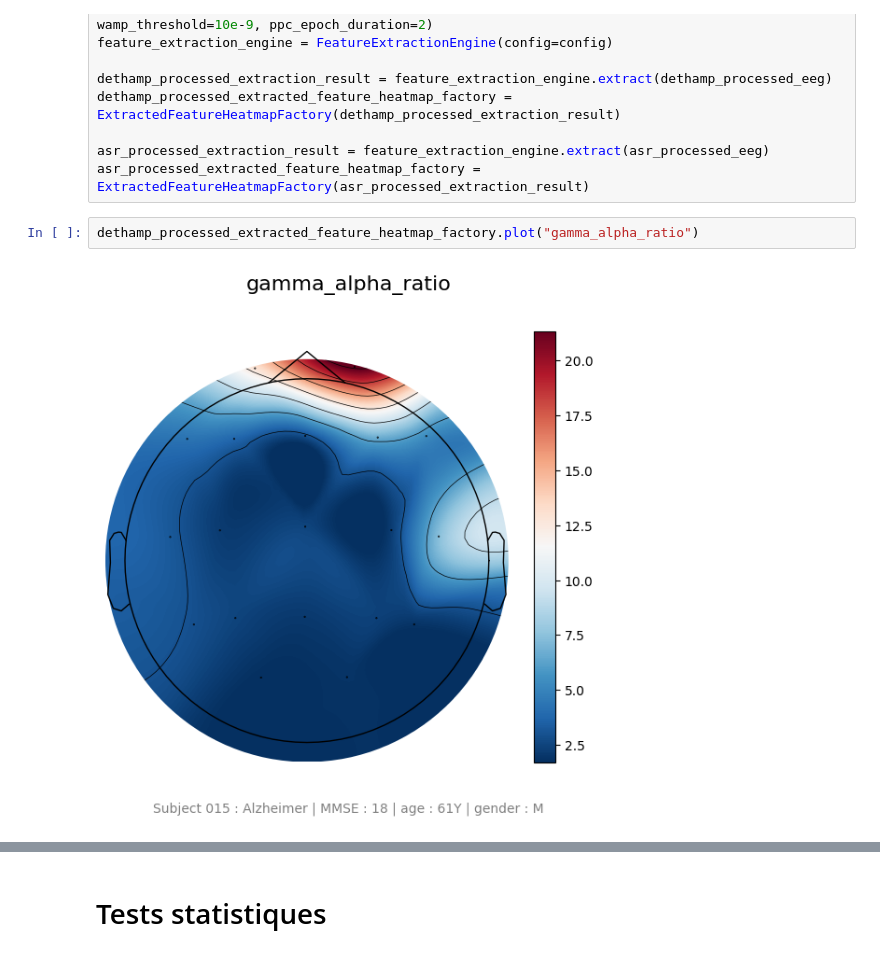
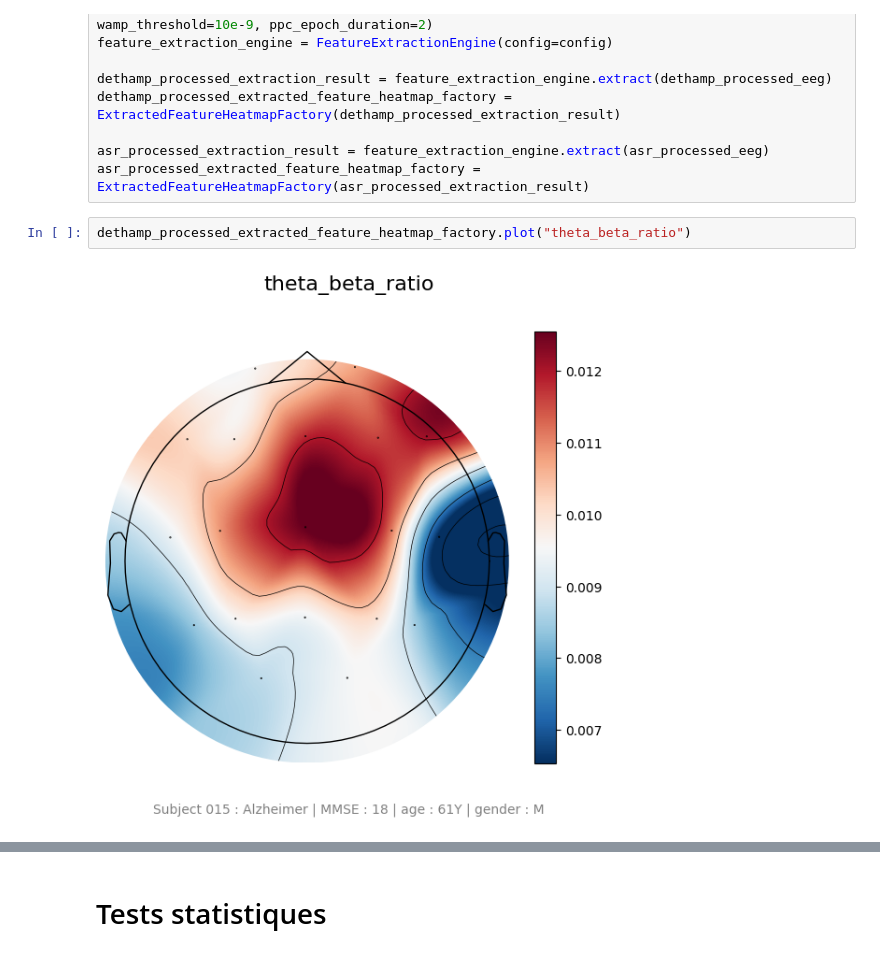
Before and after one commit to thePTH/eeg, a Jupyter notebook: notebook.ipynb, the cells around one changed output, grey strips where cells are left out. Drawn from its saved outputs; the diff is of its cells as text.

```diff
--- a/notebook.ipynb
+++ b/notebook.ipynb
@@ -74,6 +73,6 @@ dethamp_processed_extracted_feature_heatmap_factory = ExtractedFeatureHeatmapFac
 asr_processed_extraction_result = feature_extraction_engine.extract(asr_processed_eeg)
 asr_processed_extracted_feature_heatmap_factory = ExtractedFeatureHeatmapFactory(asr_processed_extraction_result)
 # %%
-dethamp_processed_extracted_feature_heatmap_factory.plot("gamma_alpha_ratio")
+dethamp_processed_extracted_feature_heatmap_factory.plot("theta_beta_ratio")
 # %% [output]
-[figure, old version]
+[figure, new version]
```
Also changed, not shown: parts of 8 cells of this notebook, 6 other files.
